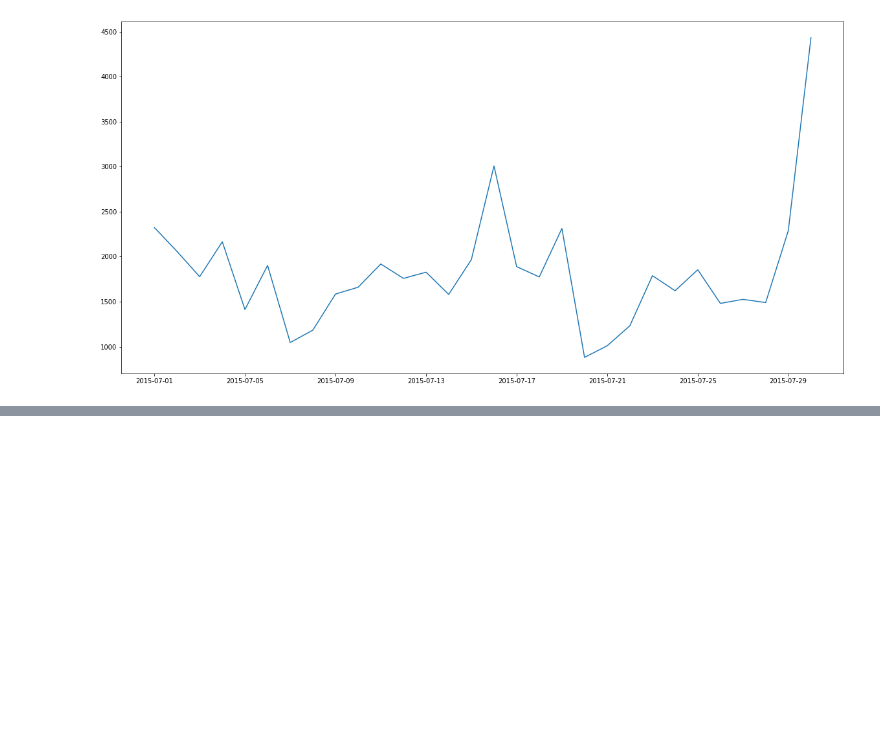
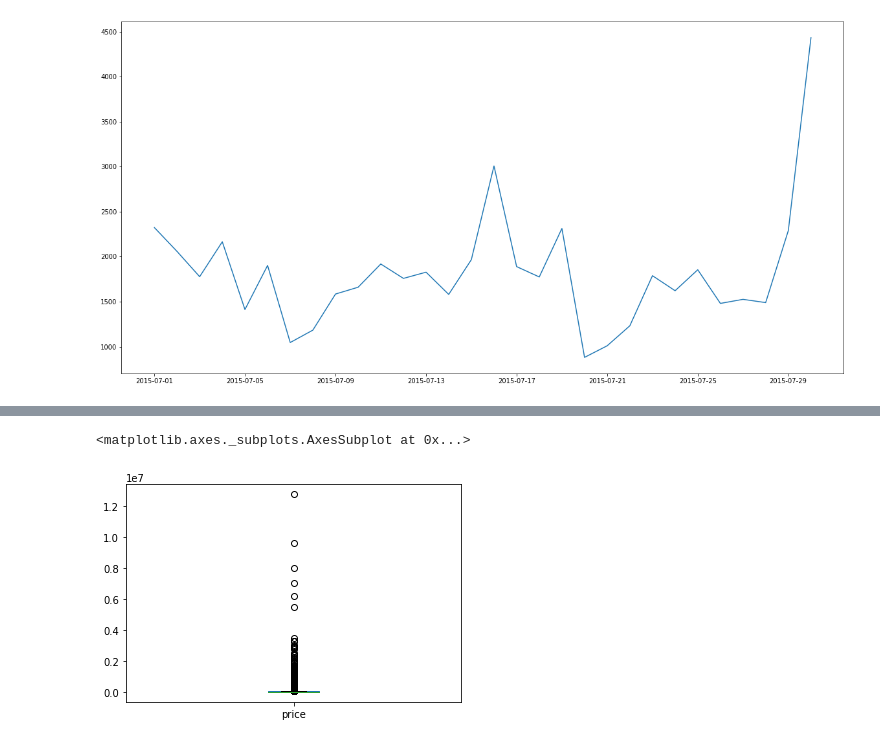
Before and after one commit to ywchiu/tibamepy, a Jupyter notebook: Demo20200927.ipynb, the cells around one changed output, grey strips where cells are left out. Cells and saved outputs as stored; diff of their text form; code cells hidden in the pictures; blank space fills up the shorter version.

```diff
--- a/Demo20200927.ipynb
+++ b/Demo20200927.ipynb
@@ -417,0 +575,2 @@ df['dt'].dt.date.value_counts().sort_index().plot(kind = 'line', figsize= [20,10
+# %%
+rent591 = pandas.read_csv('https://raw.githubusercontent.com/ywchiu/tibamepy/master/data/rent_591_sample2.csv', index_col = 0)
@@ -417,0 +586,4 @@ df['dt'].dt.date.value_counts().sort_index().plot(kind = 'line', figsize= [20,10
+# %%
+rent591['price'] = rent591['price'].map(lambda e: int(e.replace('元/月', '').replace(',','')))
+# %%
+rent591[['city']] = rent591['address'].str.extract('(.+?[市縣])')
@@ -417,0 +599,3 @@ df['dt'].dt.date.value_counts().sort_index().plot(kind = 'line', figsize= [20,10
+# %%
+import numpy as np
+rent591['logprice'] = np.log(rent591['price'])
@@ -417,0 +611,5 @@ df['dt'].dt.date.value_counts().sort_index().plot(kind = 'line', figsize= [20,10
+# %%
+rent591.plot(kind= 'box',x = 'city', y = 'price')
+# %% [output]
+<matplotlib.axes._subplots.AxesSubplot at 0x...>
+[figure, added]
```
Also changed, not shown: parts of 45 cells of this notebook.
